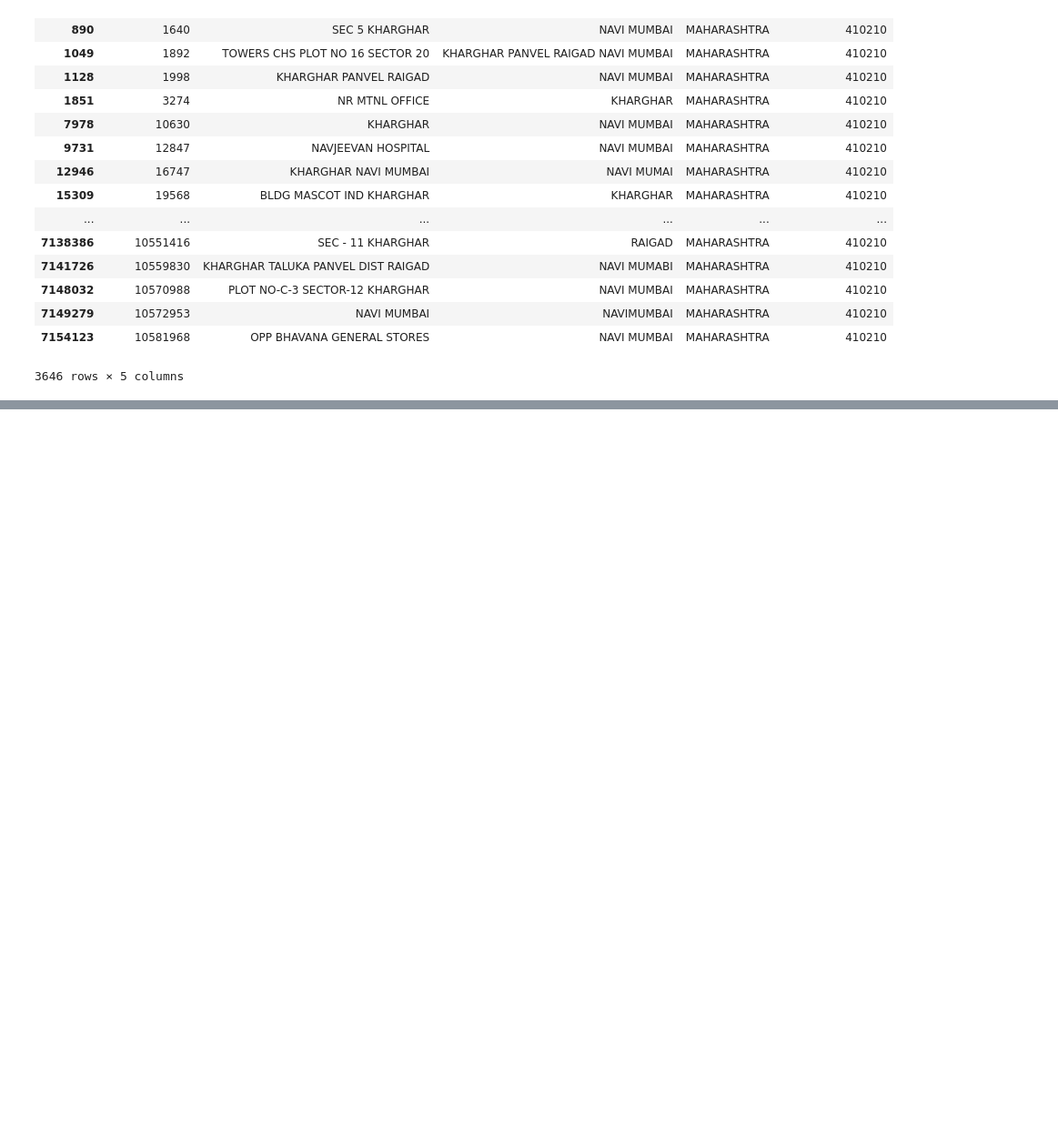
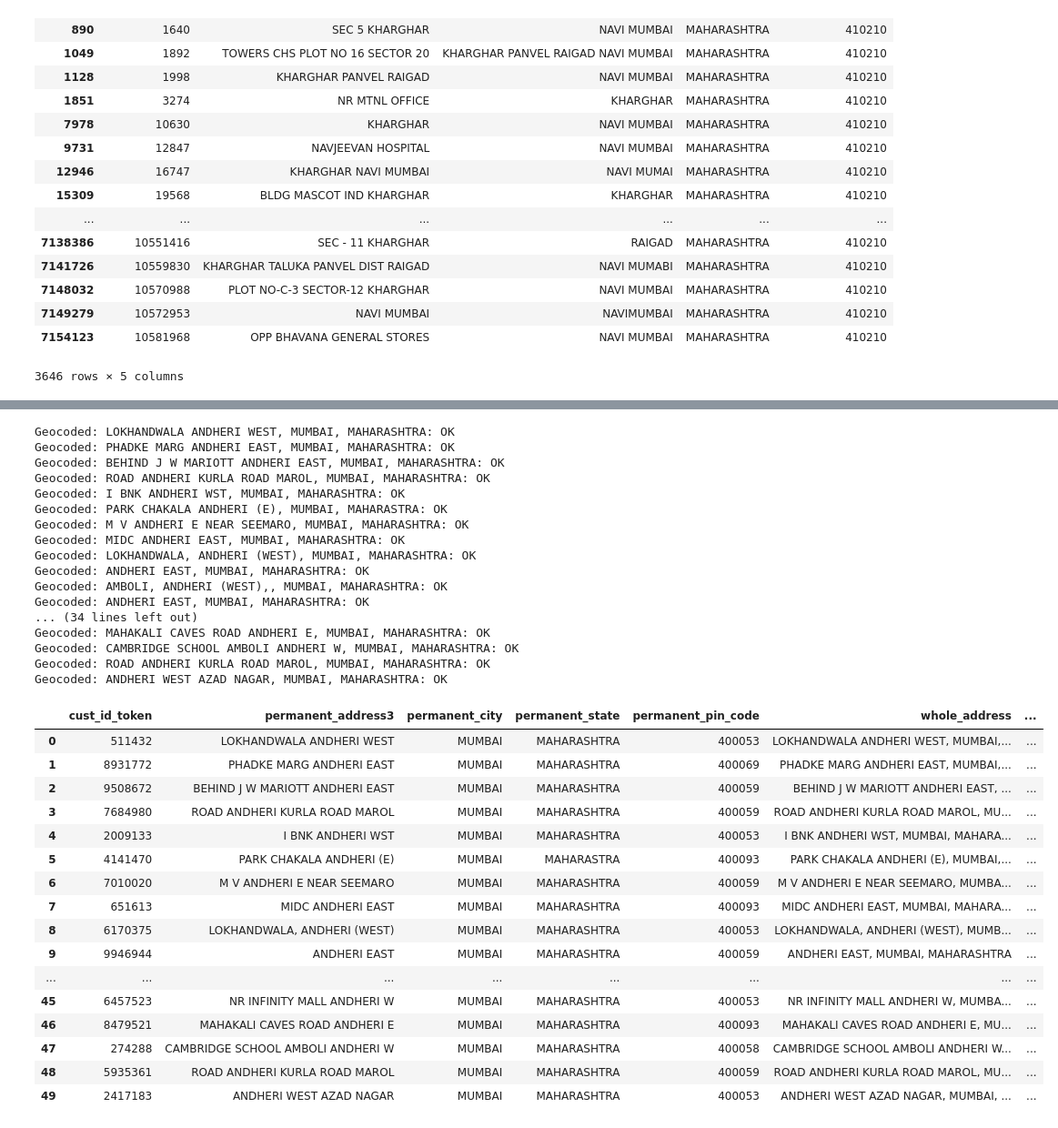
Before and after one commit to ighosh98/datathon, a Jupyter notebook: code/Yes.ipynb, the cells around one changed output, grey strips where cells are left out. Shown at 91% size. Cells and saved outputs as stored; diff of their text form; code cells hidden in the pictures; blank space fills up the shorter version.

```diff
--- a/code/Yes.ipynb
+++ b/code/Yes.ipynb
@@ -417,0 +580,3 @@ fig3
+# %%
+df_permanent_street_add = get_street(city,street, df_permanent_city)
+df_permanent_street_add.head()
@@ -417,0 +590,4 @@ fig3
+# %%
+df_example6 = df_permanent_street_add.sample(n=50).reset_index(drop=True)
+df_example6['whole_address'] = df_example6['permanent_address3'].str.cat(df_example6[['permanent_city','permanent_state']], sep=", ")
+df_example6
@@ -417,0 +612,38 @@ fig3
+# %%
+df_example6['lat_long'] = get_geocode(df_example6['whole_address'].tolist())
+df_example6
+# %% [output]
+Geocoded: LOKHANDWALA ANDHERI WEST, MUMBAI, MAHARASHTRA: OK
+Geocoded: PHADKE MARG ANDHERI EAST, MUMBAI, MAHARASHTRA: OK
+Geocoded: BEHIND J W MARIOTT ANDHERI EAST, MUMBAI, MAHARASHTRA: OK
+Geocoded: ROAD ANDHERI KURLA ROAD MAROL, MUMBAI, MAHARASHTRA: OK
+Geocoded: I BNK ANDHERI WST, MUMBAI, MAHARASHTRA: OK
+Geocoded: PARK CHAKALA ANDHERI (E), MUMBAI, MAHARASTRA: OK
+Geocoded: M V ANDHERI E NEAR SEEMARO, MUMBAI, MAHARASHTRA: OK
+Geocoded: MIDC ANDHERI EAST, MUMBAI, MAHARASHTRA: OK
+Geocoded: LOKHANDWALA, ANDHERI (WEST), MUMBAI, MAHARASHTRA: OK
+Geocoded: ANDHERI EAST, MUMBAI, MAHARASHTRA: OK
+Geocoded: AMBOLI, ANDHERI (WEST),, MUMBAI, MAHARASHTRA: OK
+Geocoded: ANDHERI EAST, MUMBAI, MAHARASHTRA: OK
+... (34 lines left out)
+Geocoded: MAHAKALI CAVES ROAD ANDHERI E, MUMBAI, MAHARASHTRA: OK
+Geocoded: CAMBRIDGE SCHOOL AMBOLI ANDHERI W, MUMBAI, MAHARASHTRA: OK
+Geocoded: ROAD ANDHERI KURLA ROAD MAROL, MUMBAI, MAHARASHTRA: OK
+Geocoded: ANDHERI WEST AZAD NAGAR, MUMBAI, MAHARASHTRA: OK
+|  | cust_id_token | permanent_address3 | permanent_city | permanent_state | permanent_pin_code | whole_address | ... |
+| 0 | 511432 | LOKHANDWALA ANDHERI WEST | MUMBAI | MAHARASHTRA | 400053 | LOKHANDWALA ANDHERI WEST, MUMBAI,... | ... |
+| 1 | 8931772 | PHADKE MARG ANDHERI EAST | MUMBAI | MAHARASHTRA | 400069 | PHADKE MARG ANDHERI EAST, MUMBAI,... | ... |
+| 2 | 9508672 | BEHIND J W MARIOTT ANDHERI EAST | MUMBAI | MAHARASHTRA | 400059 | BEHIND J W MARIOTT ANDHERI EAST, ... | ... |
+| 3 | 7684980 | ROAD ANDHERI KURLA ROAD MAROL | MUMBAI | MAHARASHTRA | 400059 | ROAD ANDHERI KURLA ROAD MAROL, MU... | ... |
+| 4 | 2009133 | I BNK ANDHERI WST | MUMBAI | MAHARASHTRA | 400053 | I BNK ANDHERI WST, MUMBAI, MAHARA... | ... |
+| 5 | 4141470 | PARK CHAKALA ANDHERI (E) | MUMBAI | MAHARASTRA | 400093 | PARK CHAKALA ANDHERI (E), MUMBAI,... | ... |
+| 6 | 7010020 | M V ANDHERI E NEAR SEEMARO | MUMBAI | MAHARASHTRA | 400059 | M V ANDHERI E NEAR SEEMARO, MUMBA... | ... |
+| 7 | 651613 | MIDC ANDHERI EAST | MUMBAI | MAHARASHTRA | 400093 | MIDC ANDHERI EAST, MUMBAI, MAHARA... | ... |
+| 8 | 6170375 | LOKHANDWALA, ANDHERI (WEST) | MUMBAI | MAHARASHTRA | 400053 | LOKHANDWALA, ANDHERI (WEST), MUMB... | ... |
+| 9 | 9946944 | ANDHERI EAST | MUMBAI | MAHARASHTRA | 400059 | ANDHERI EAST, MUMBAI, MAHARASHTRA | ... |
+| ... | ... | ... | ... | ... | ... | ... | ... |
+| 45 | 6457523 | NR INFINITY MALL ANDHERI W | MUMBAI | MAHARASHTRA | 400053 | NR INFINITY MALL ANDHERI W, MUMBA... | ... |
+| 46 | 8479521 | MAHAKALI CAVES ROAD ANDHERI E | MUMBAI | MAHARASHTRA | 400093 | MAHAKALI CAVES ROAD ANDHERI E, MU... | ... |
+| 47 | 274288 | CAMBRIDGE SCHOOL AMBOLI ANDHERI W | MUMBAI | MAHARASHTRA | 400058 | CAMBRIDGE SCHOOL AMBOLI ANDHERI W... | ... |
+| 48 | 5935361 | ROAD ANDHERI KURLA ROAD MAROL | MUMBAI | MAHARASHTRA | 400059 | ROAD ANDHERI KURLA ROAD MAROL, MU... | ... |
+| 49 | 2417183 | ANDHERI WEST AZAD NAGAR | MUMBAI | MAHARASHTRA | 400053 | ANDHERI WEST AZAD NAGAR, MUMBAI, ... | ... |
```
Also changed, not shown: parts of 22 cells of this notebook, 3 other files.
